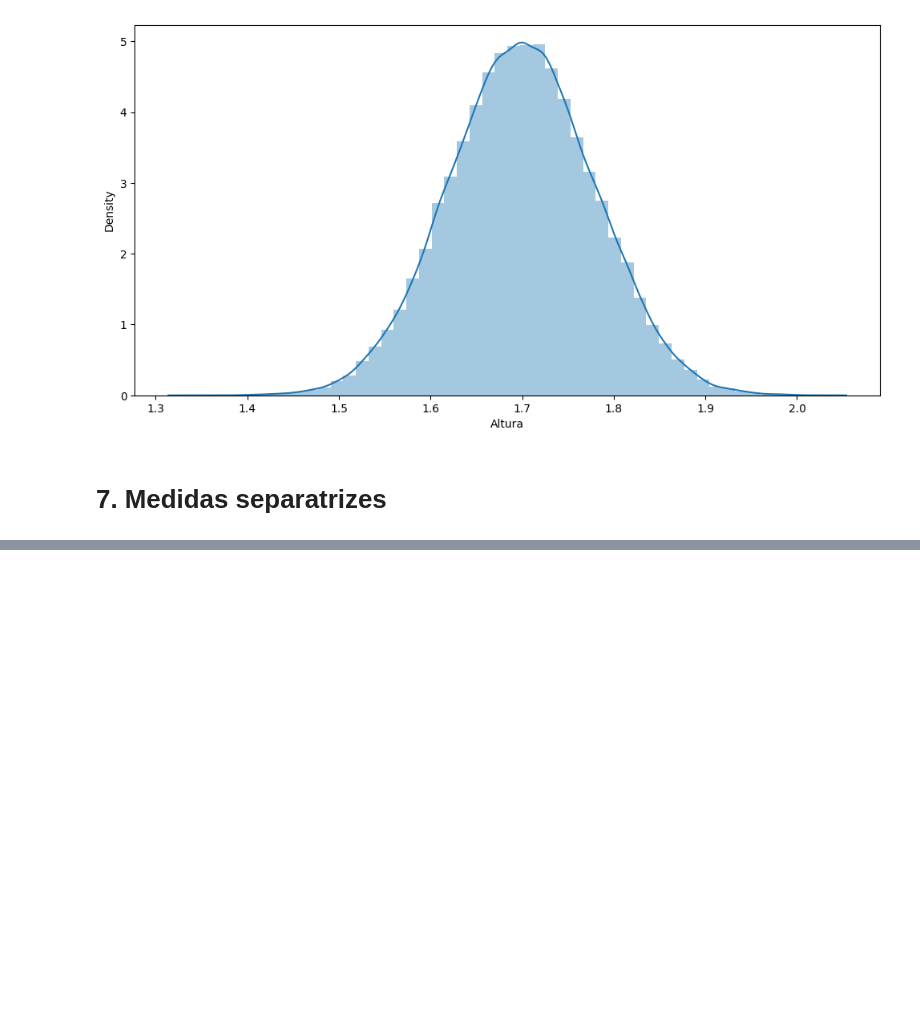
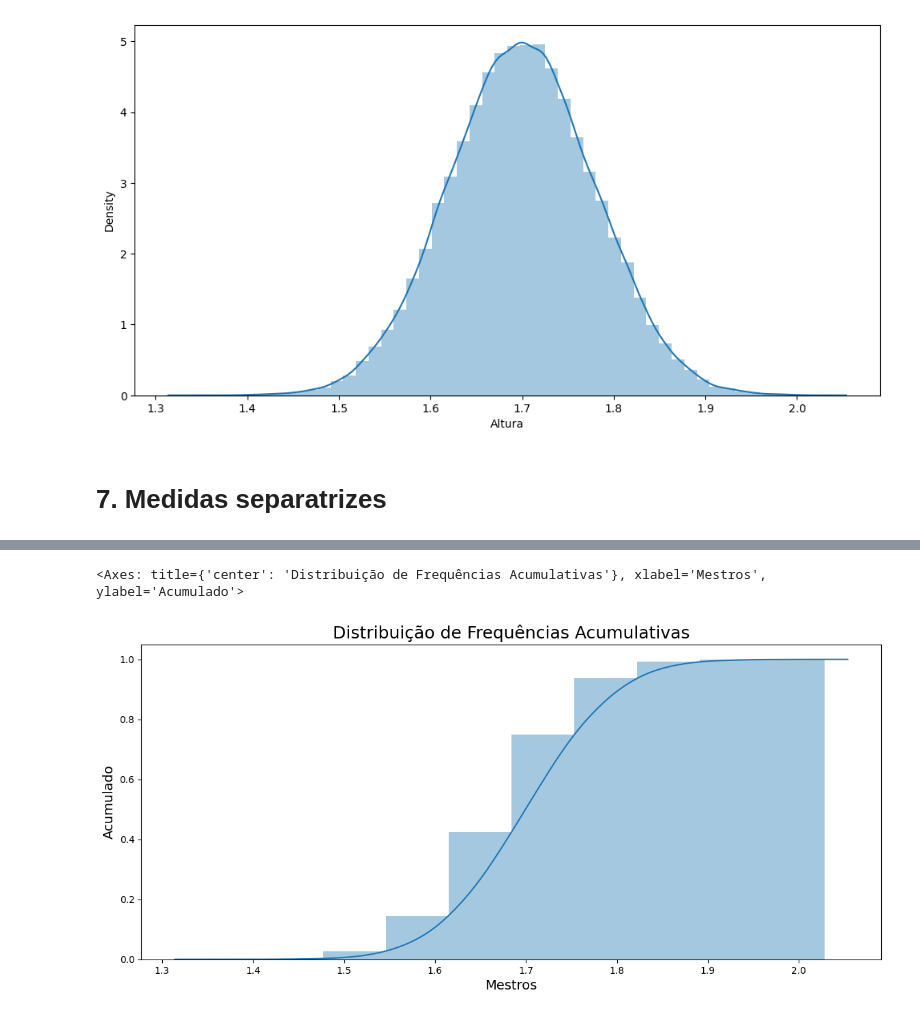
Before and after one commit to acostac94/mypythonportfolio, a Jupyter notebook: Descriptive_Statistics_with_Python.ipynb, the cells around one changed output, grey strips where cells are left out. Cells and saved outputs as stored; diff of their text form; code cells hidden in the pictures; blank space fills up the shorter version.

```diff
--- a/Descriptive_Statistics_with_Python.ipynb
+++ b/Descriptive_Statistics_with_Python.ipynb
@@ -1123,0 +1451,17 @@ ax
+# %%
+# Representando graficamente os quantis de Renda
+ax = sns.distplot(
+    dados['Altura'],
+    bins = 10,
+    hist_kws = {'cumulative': True},
+    kde_kws = {'cumulative': True}
+    )
+ax.figure.set_size_inches(14, 6)
+
+ax.set_title('Distribuição de Frequências Acumulativas', fontsize=18)
+ax.set_ylabel('Acumulado', fontsize=14)
+ax.set_xlabel('Mestros', fontsize=14)
+ax
+# %% [output]
+<Axes: title={'center': 'Distribuição de Frequências Acumulativas'}, xlabel='Mestros', ylabel='Acumulado'>
+[figure, added]
```
Also changed, not shown: parts of 28 cells of this notebook.
